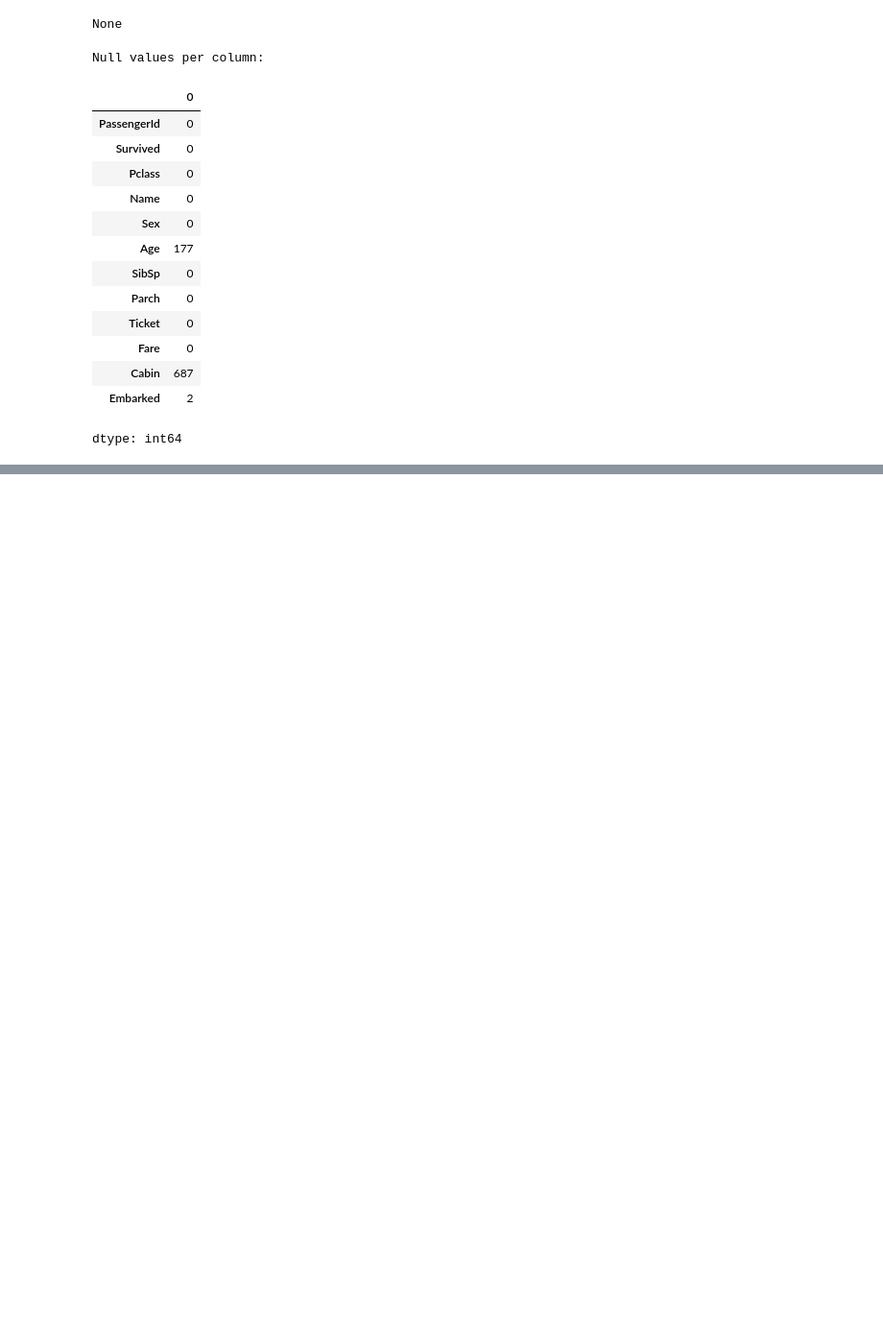
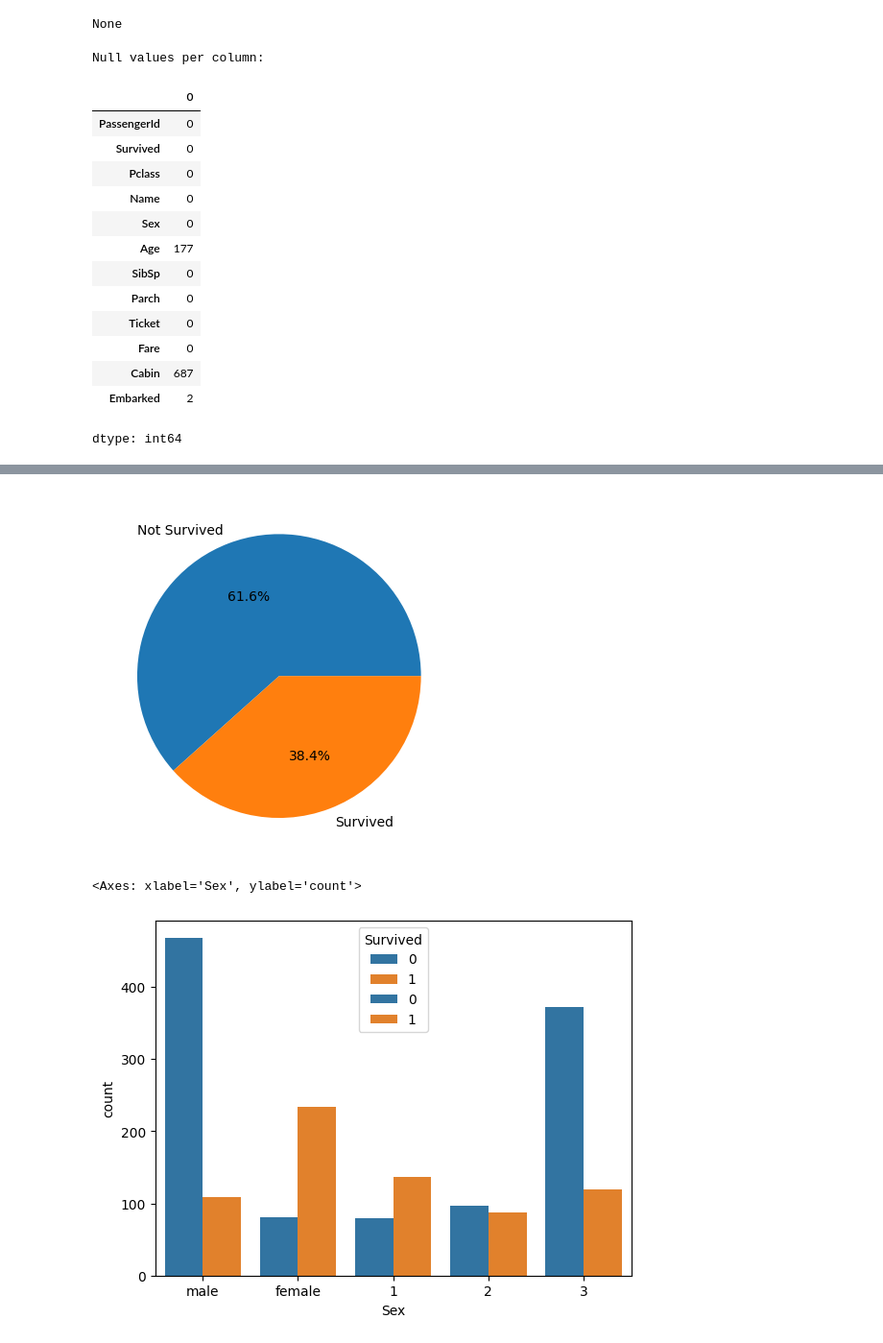
Before and after one commit to Hemasrikallam/Task1, a Jupyter notebook: titanic.ipynb, the cells around one changed output, grey strips where cells are left out. Shown: that part at 96% size. Drawn from its saved outputs; the diff is of its cells as text; code cells hidden in the pictures; blank space fills up the shorter version.

```diff
--- a/titanic.ipynb
+++ b/titanic.ipynb
@@ -125,0 +102,17 @@ df[num_features] = scaler.fit_transform(df[num_features])
+# %%
+import matplotlib.pyplot as plt
+import seaborn as sns
+plt.pie(df['Survived'].value_counts(),labels=['Not Survived','Survived'],autopct='%1.1f%%')
+plt.show()
+#0=not survived
+#1=survived
+
+#survived by gender
+sns.countplot(x = "Sex",data = df, hue = "Survived")
+# survived by passenger class
+sns.countplot(x = "Pclass",data = df, hue = "Survived")
+#1=highclass,2=middleclass,3=lowerclass
+# %% [output]
+[figure, added]
+<Axes: xlabel='Sex', ylabel='count'>
+[figure, added]
```
Also changed, not shown: parts of 9 cells of this notebook.
